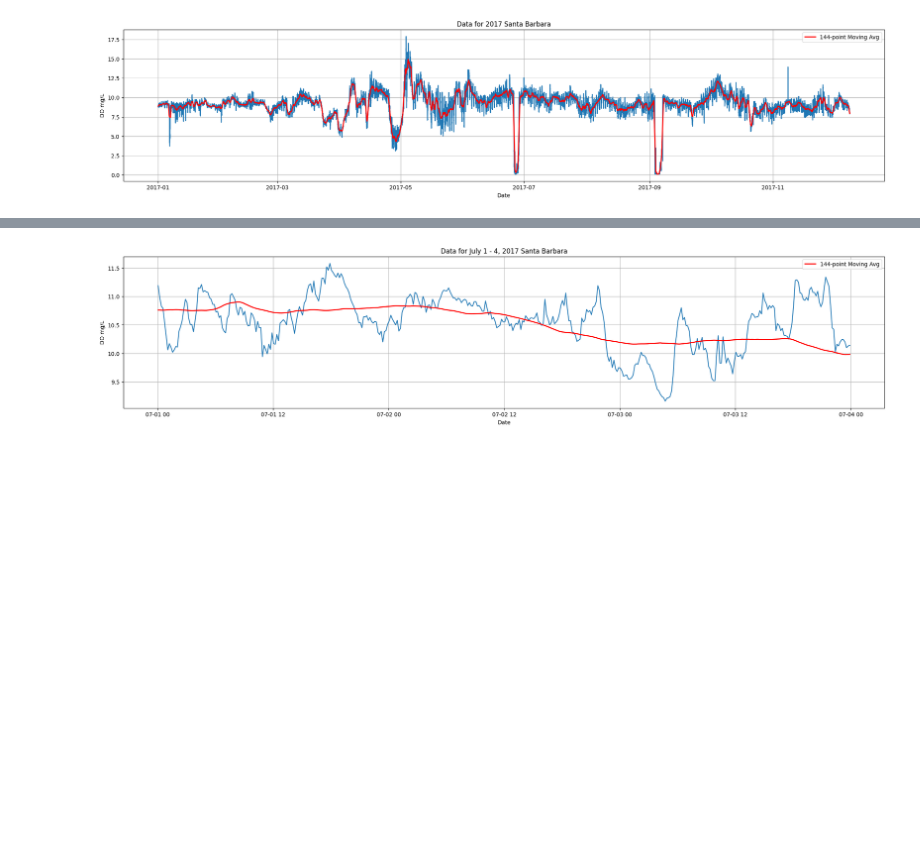
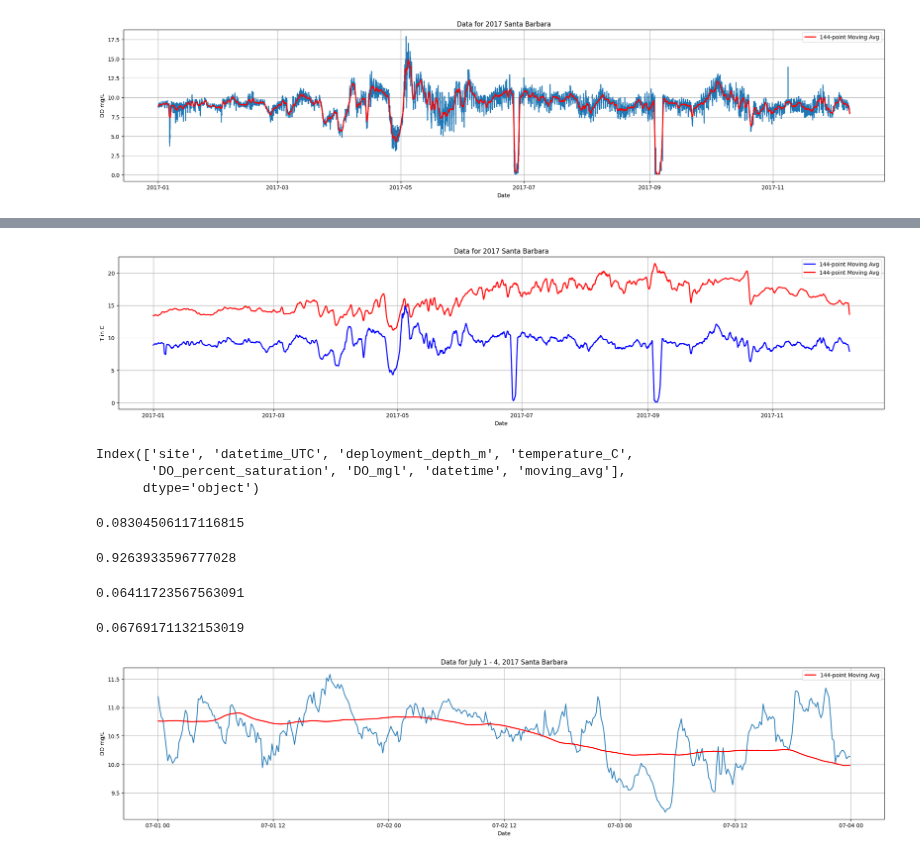
Before and after one commit to rzv09/smores_proj, a Jupyter notebook: src/sb_data/sb_data_explore.ipynb, the cells around one changed output, grey strips where cells are left out. Saved outputs shown, nothing was run; the diff lists cells and outputs as text; code cells hidden in the pictures; blank space fills up the shorter version.

Commit message:
correlation

```diff
--- a/src/sb_data/sb_data_explore.ipynb
+++ b/src/sb_data/sb_data_explore.ipynb
@@ -76,3 +95,47 @@ plt.show()
+# %%
+start = '2017-01-01'
+end = '2017-12-31'
+mask = (df['site'] == 'SBH') & (df['datetime'] >= start) & (df['datetime'] <= end)
+july_2017 = df.loc[mask]
+plt.figure(figsize=(25, 5))
+# plt.plot(july_2017['datetime'], july_2017['temperature_C'])
+# Plot the moving average
+plt.plot(july_2017['datetime'], july_2017['moving_avg'], color='blue', linewidth=2, label=f'{window_size}-point Moving Avg')
+plt.plot(july_2017['datetime'], july_2017['moving_avg_T'], color='red', linewidth=2, label=f'{window_size}-point Moving Avg')
+plt.title('Data for 2017 Santa Barbara')
+plt.xlabel('Date')
+plt.ylabel('T in C')
+plt.legend()
+plt.grid(True)
+plt.show()
+# %% [output]
+[figure, added]
+# %%
+july_2017.columns
+# %% [output]
+Index(['site', 'datetime_UTC', 'deployment_depth_m', 'temperature_C',
+       'DO_percent_saturation', 'DO_mgl', 'datetime', 'moving_avg'],
+      dtype='object')
+# %%
+correlation_ab = july_2017['DO_mgl'].corr(july_2017['temperature_C'])
+print(correlation_ab)
+# %% [output]
+0.08304506117116815
+# %%
+correlation_ab = july_2017['DO_mgl'].corr(july_2017['moving_avg'])
+print(correlation_ab)
+# %% [output]
+0.9263933596777028
+# %%
+correlation_ab = july_2017['DO_mgl'].corr(july_2017['moving_avg_T'])
+print(correlation_ab)
+# %% [output]
+0.06411723567563091
+# %%
+correlation_ab = july_2017['moving_avg'].corr(july_2017['moving_avg_T'])
+print(correlation_ab)
+# %% [output]
+0.06769171132153019
 # %%
 start = '2017-07-01'
 end = '2017-07-04'
```
Also changed, not shown: parts of 2 cells of this notebook, 1 other file.
